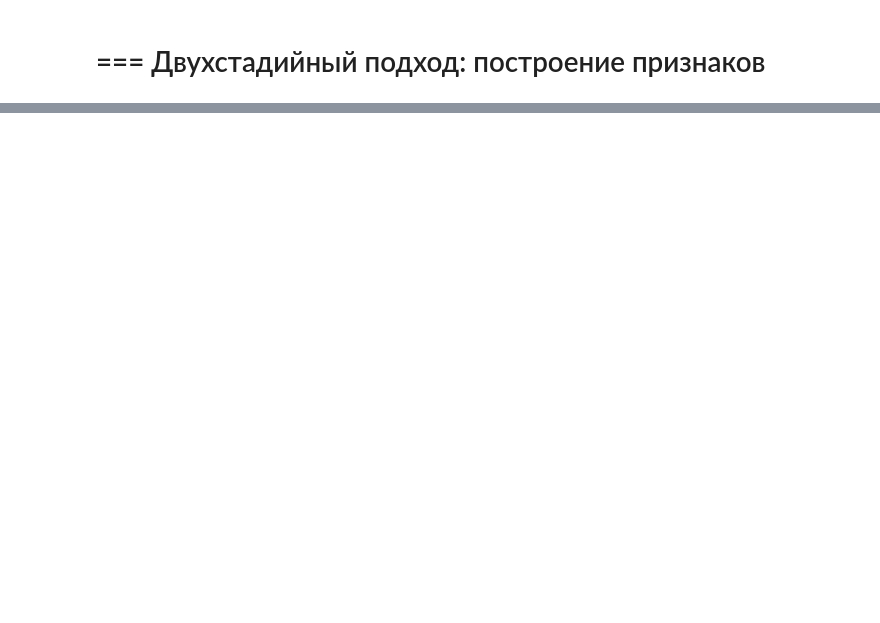
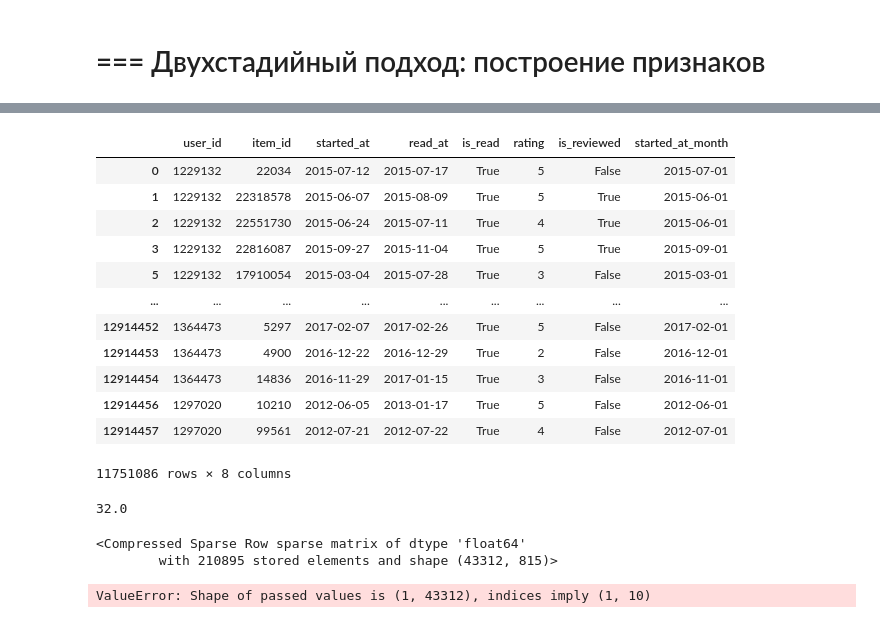
Before and after one commit to Efimovaam/mle-recsys-start, a Jupyter notebook: main_offline.ipynb, the cells around one changed output, grey strips where cells are left out. Cells and saved outputs as stored; diff of their text form; code cells hidden in the pictures; blank space fills up the shorter version.

```diff
--- a/main_offline.ipynb
+++ b/main_offline.ipynb
@@ -881,0 +942,16 @@ precision: 0.006, recall: 0.025
+# %%
+events
+# %% [output]
+|  | user_id | item_id | started_at | read_at | is_read | rating | is_reviewed | started_at_month |
+| 0 | 1229132 | 22034 | 2015-07-12 | 2015-07-17 | True | 5 | False | 2015-07-01 |
+| 1 | 1229132 | 22318578 | 2015-06-07 | 2015-08-09 | True | 5 | True | 2015-06-01 |
+| 2 | 1229132 | 22551730 | 2015-06-24 | 2015-07-11 | True | 4 | True | 2015-06-01 |
+| 3 | 1229132 | 22816087 | 2015-09-27 | 2015-11-04 | True | 5 | True | 2015-09-01 |
+| 5 | 1229132 | 17910054 | 2015-03-04 | 2015-07-28 | True | 3 | False | 2015-03-01 |
+| ... | ... | ... | ... | ... | ... | ... | ... | ... |
+| 12914452 | 1364473 | 5297 | 2017-02-07 | 2017-02-26 | True | 5 | False | 2017-02-01 |
+| 12914453 | 1364473 | 4900 | 2016-12-22 | 2016-12-29 | True | 2 | False | 2016-12-01 |
+| 12914454 | 1364473 | 14836 | 2016-11-29 | 2017-01-15 | True | 3 | False | 2016-11-01 |
+| 12914456 | 1297020 | 10210 | 2012-06-05 | 2013-01-17 | True | 5 | False | 2012-06-01 |
+| 12914457 | 1297020 | 99561 | 2012-07-21 | 2012-07-22 | True | 4 | False | 2012-07-01 |
+11751086 rows × 8 columns
@@ -881,0 +981,9 @@ precision: 0.006, recall: 0.025
+# %%
+candidates_for_train['books_read'].median()
+# %% [output]
+32.0
+# %%
+all_items_genres_csr
+# %% [output]
+<Compressed Sparse Row sparse matrix of dtype 'float64'
+        with 210895 stored elements and shape (43312, 815)>
@@ -881,0 +992,41 @@ precision: 0.006, recall: 0.025
+# %%
+# определяем индексы топ-10 жанров и всех остальных
+genres_top_k = 10
+genres_top_idx = genres.sort_values("votes", ascending=False).head(genres_top_k).index
+genres_others_idx = list(set(genres.index) - set(genres_top_idx))
+
+genres_top_columns = [f"genre_{id}" for id in genres_top_idx]
+genres_others_column = "genre_others"
+genre_columns = genres_top_columns + [genres_others_column]
+
+# составляем таблицу принадлежности книг к жанрам
+item_genres = (
+    pd.concat([
+        # топ жанров
+        pd.DataFrame(all_items_genres_csr[:, genres_top_idx].sum(axis=1).T, columns=genres_top_columns),
+        # все остальные жанры
+        pd.DataFrame(all_items_genres_csr[:, genres_others_idx].sum(axis=1), columns=[genres_others_column])
+        ],
+        axis=1)
+    .reset_index()
+    .rename(columns={"index": "item_id_enc"})
+)
+
+# объединяем информацию принадлежности книг к жанрам с основной информацией о книгах
+items = items.merge(item_genres, on="item_id_enc", how="left")
+
+def get_user_genres(events, items, item_genre_columns):
+    user_genres = (
+        events
+        .merge(items[["item_id"] + item_genre_columns], on="item_id", how="left")
+        .groupby("user_id")[item_genre_columns].mean()
+    )
+    return user_genres
+
+user_genres_for_train = get_user_genres(events_train, items, genre_columns)
+candidates_for_train = candidates_for_train.merge(user_genres_for_train, on="user_id", how="left")
+
+user_genres_for_ranking = get_user_genres(events_inference, items, genre_columns)
+candidates_to_rank = candidates_to_rank.merge(user_genres_for_ranking, on="user_id", how="left")
+# %% [output]
+ValueError: Shape of passed values is (1, 43312), indices imply (1, 10)
```
Also changed, not shown: parts of 9 cells of this notebook, 4 other files.
